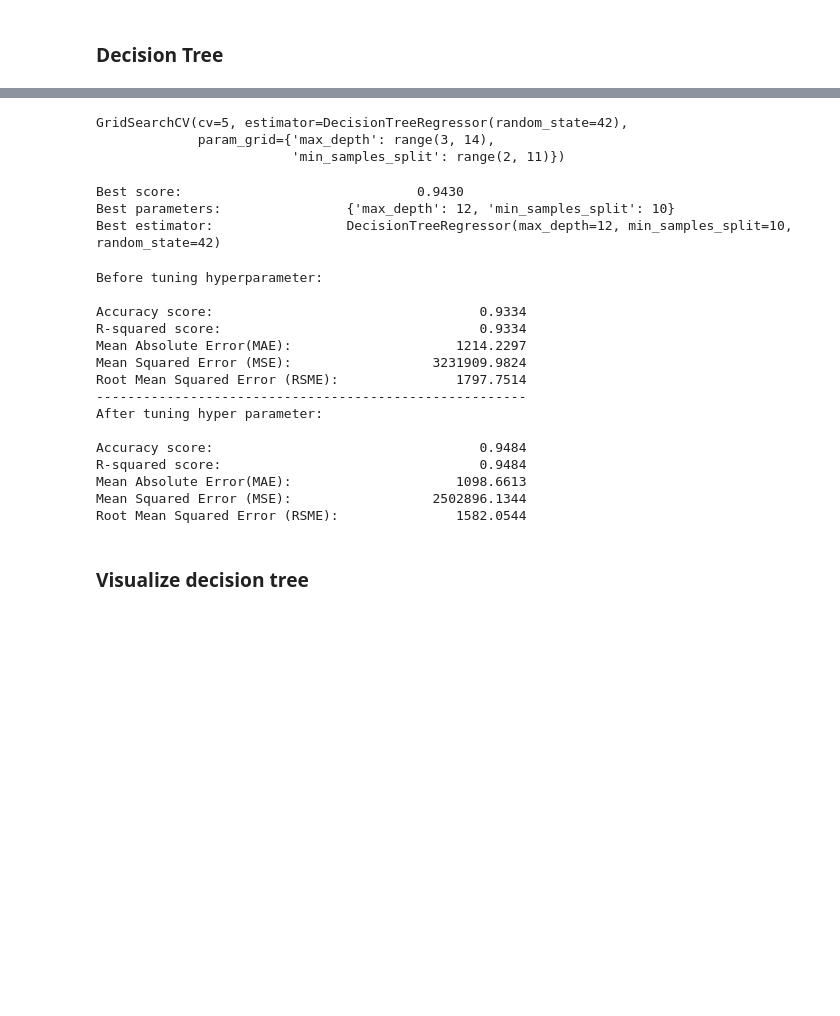
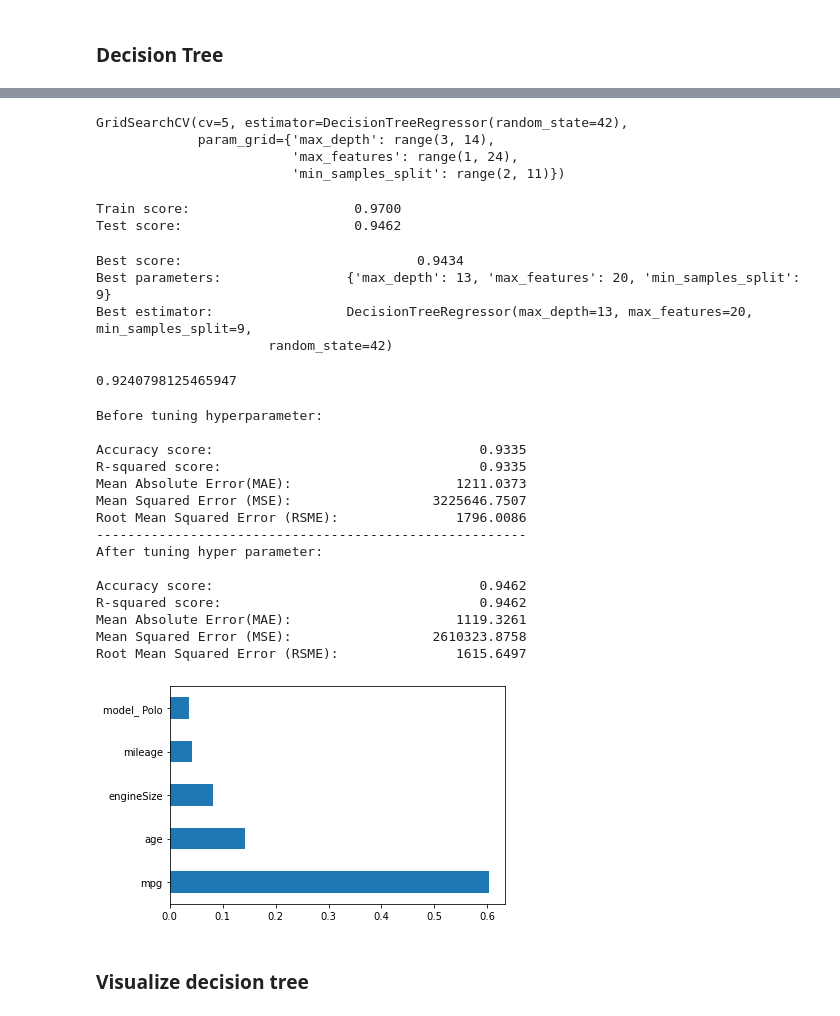
Before and after one commit to kai2128/DM_Assignment, a Jupyter notebook: algorithm/DecisonTree.ipynb, the cells around one changed output, grey strips where cells are left out. Cells and saved outputs as stored; diff of their text form; code cells hidden in the pictures; blank space fills up the shorter version.

```diff
--- a/algorithm/DecisonTree.ipynb
+++ b/algorithm/DecisonTree.ipynb
@@ -24,6 +36,7 @@ Test score:                      0.9334
 parameters = {
     'max_depth': range(3, 14),
     'min_samples_split': range(2, 11),
+    'max_features': range(1, 24),
 }
 # %%
 tuned_tree = GridSearchCV(DecisionTreeRegressor(random_state=42), parameters, cv=5)
@@ -31,31 +44,48 @@ tuned_tree.fit(X_train, y_train)
 # %% [output]
 GridSearchCV(cv=5, estimator=DecisionTreeRegressor(random_state=42),
              param_grid={'max_depth': range(3, 14),
+                         'max_features': range(1, 24),
                          'min_samples_split': range(2, 11)})
+# %%
+train_test_report(tuned_tree)
+# %% [output]
+Train score:                     0.9700
+Test score:                      0.9462
 # %%
 gs_report(tuned_tree)
 # %% [output]
-Best score:                              0.9430
-Best parameters:                {'max_depth': 12, 'min_samples_split': 10}
-Best estimator:                 DecisionTreeRegressor(max_depth=12, min_samples_split=10, random_state=42)
+Best score:                              0.9434
+Best parameters:                {'max_depth': 13, 'max_features': 20, 'min_samples_split': 9}
+Best estimator:                 DecisionTreeRegressor(max_depth=13, max_features=20, min_samples_split=9,
+                      random_state=42)
+# %%
+cross_val_score(dt_rgs, X_train, y_train, cv=5).mean()
+# %% [output]
+0.9240798125465947
 # %%
- regression_report_compare_model(dt_rgs, tuned_tree)
+regression_report_compare_model(dt_rgs, tuned_tree)
 # %% [output]
 Before tuning hyperparameter:
 
-Accuracy score:                                  0.9334
-R-squared score:                                 0.9334
-Mean Absolute Error(MAE):                     1214.2297
-Mean Squared Error (MSE):                  3231909.9824
-Root Mean Squared Error (RSME):               1797.7514
+Accuracy score:                                  0.9335
+R-squared score:                                 0.9335
+Mean Absolute Error(MAE):                     1211.0373
+Mean Squared Error (MSE):                  3225646.7507
+Root Mean Squared Error (RSME):               1796.0086
 -------------------------------------------------------
 After tuning hyper parameter:
 
-Accuracy score:                                  0.9484
-R-squared score:                                 0.9484
-Mean Absolute Error(MAE):                     1098.6613
-Mean Squared Error (MSE):                  2502896.1344
-Root Mean Squared Error (RSME):               1582.0544
+Accuracy score:                                  0.9462
+R-squared score:                                 0.9462
+Mean Absolute Error(MAE):                     1119.3261
+Mean Squared Error (MSE):                  2610323.8758
+Root Mean Squared Error (RSME):               1615.6497
+# %%
+feature_importances = pd.Series(tuned_tree.best_estimator_.feature_importances_, index=X_train.columns)
+feature_importances.nlargest(5).plot(kind='barh')
+plt.show()
+# %% [output]
+[figure, added]
 # %% [markdown]
 ### Visualize decision tree
 # %%
```
Also changed, not shown: parts of 5 cells of this notebook, 2 other files.
